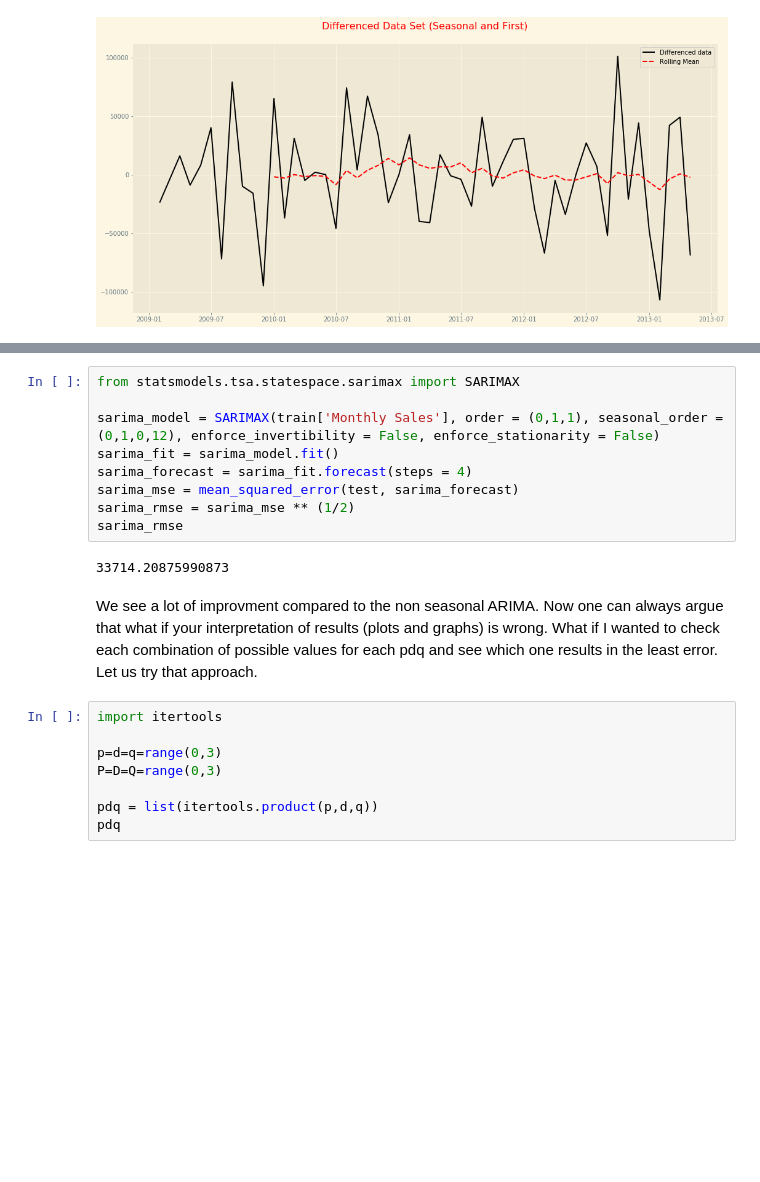
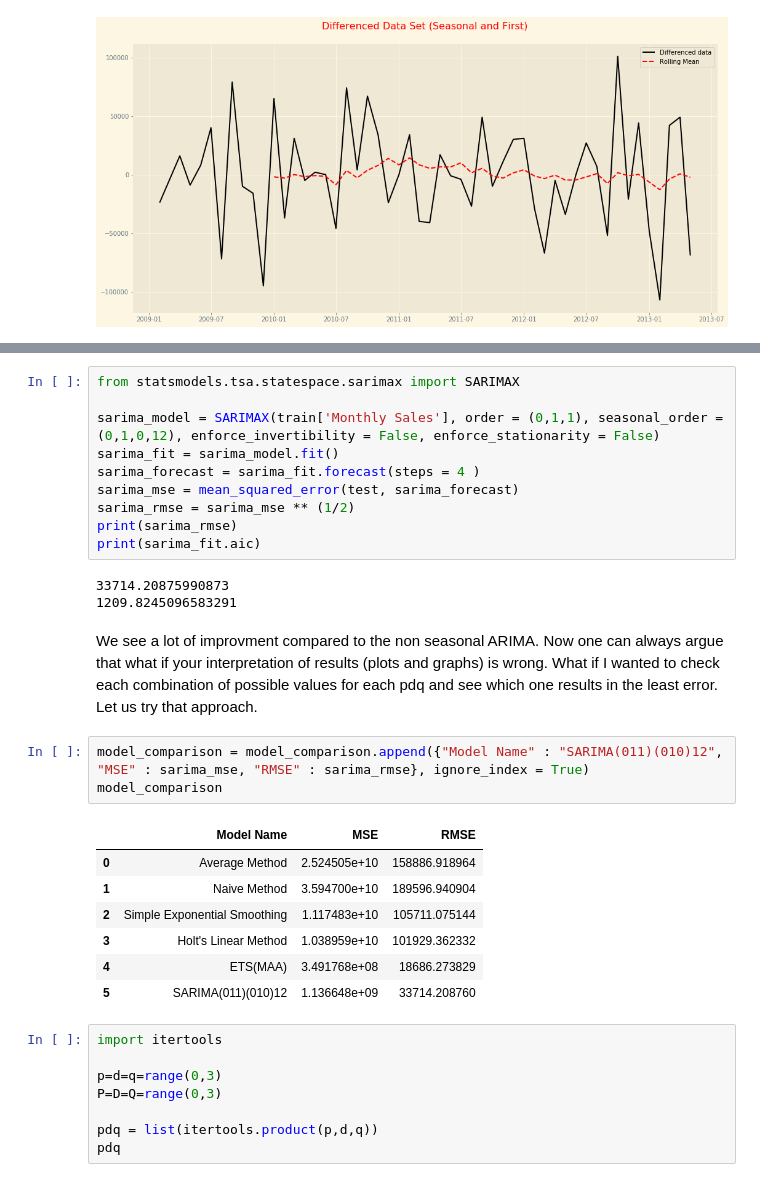
Before and after one commit to hamzajabbarr/time_series_forecasting_example, a Jupyter notebook: Time_series.ipynb, the cells around one changed output, grey strips where cells are left out. Cells and saved outputs as stored; diff of their text form; blank space fills up the shorter version.

```diff
--- a/Time_series.ipynb
+++ b/Time_series.ipynb
@@ -824,14 +830,27 @@ from statsmodels.tsa.statespace.sarimax import SARIMAX
 
 sarima_model = SARIMAX(train['Monthly Sales'], order = (0,1,1), seasonal_order = (0,1,0,12), enforce_invertibility = False, enforce_stationarity = False)
 sarima_fit = sarima_model.fit()
-sarima_forecast = sarima_fit.forecast(steps = 4)
+sarima_forecast = sarima_fit.forecast(steps = 4 )
 sarima_mse = mean_squared_error(test, sarima_forecast)
 sarima_rmse = sarima_mse ** (1/2)
-sarima_rmse
+print(sarima_rmse)
+print(sarima_fit.aic)
 # %% [output]
 33714.20875990873
+1209.8245096583291
 # %% [markdown]
 We see a lot of improvment compared to the non seasonal ARIMA. Now one can always argue that what if your interpretation of results (plots and graphs) is wrong. What if I wanted to check each combination of possible values for each pdq and see which one results in the least error. Let us try that approach.
+# %%
+model_comparison = model_comparison.append({"Model Name" : "SARIMA(011)(010)12", "MSE" : sarima_mse, "RMSE" : sarima_rmse}, ignore_index = True)
+model_comparison
+# %% [output]
+|  | Model Name | MSE | RMSE |
+| 0 | Average Method | 2.524505e+10 | 158886.918964 |
+| 1 | Naive Method | 3.594700e+10 | 189596.940904 |
+| 2 | Simple Exponential Smoothing | 1.117483e+10 | 105711.075144 |
+| 3 | Holt's Linear Method | 1.038959e+10 | 101929.362332 |
+| 4 | ETS(MAA) | 3.491768e+08 | 18686.273829 |
+| 5 | SARIMA(011)(010)12 | 1.136648e+09 | 33714.208760 |
 # %%
 import itertools
 
```
Also changed, not shown: parts of 13 cells of this notebook.
